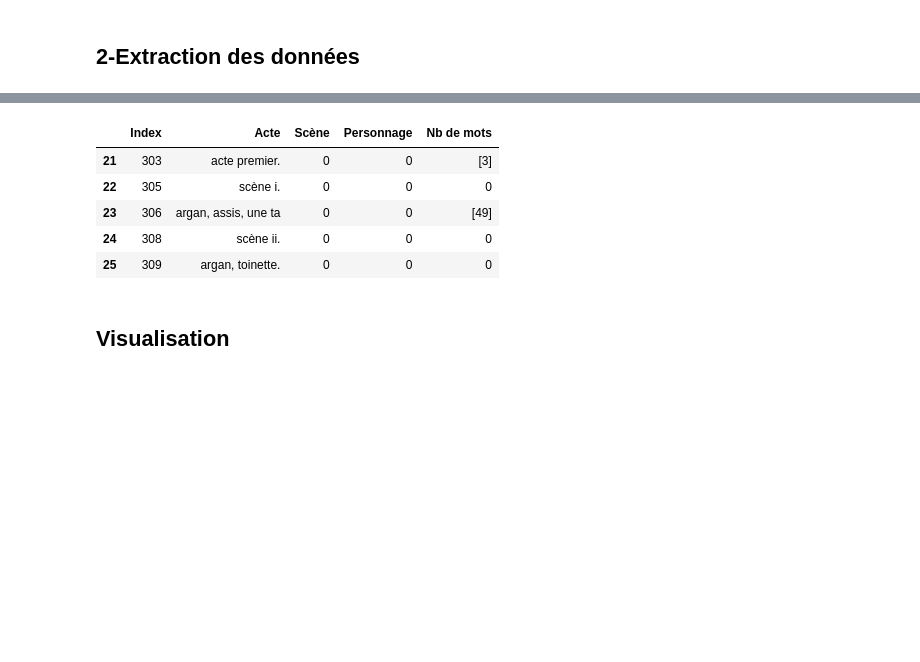
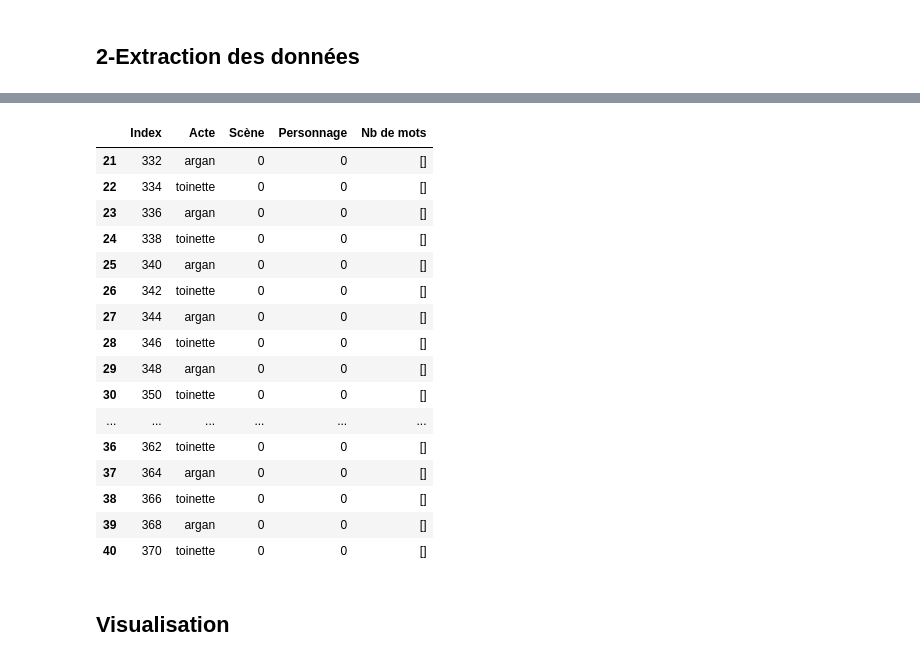
Before and after one commit to Antoine1608/TH-NL-P1-Decoupage_des_roles_d_une_piece_de_theatre, a Jupyter notebook: compte_mots.ipynb, the cells around one changed output, grey strips where cells are left out. Drawn from its saved outputs; the diff is of its cells as text; code cells hidden in the pictures; blank space fills up the shorter version.

```diff
--- a/compte_mots.ipynb
+++ b/compte_mots.ipynb
@@ -82,0 +185,30 @@ Wall time: 1.31 s
+# %%
+# on redessine data en data_ à partir de cette ligne
+data_ = data.copy()
+data_ = data_[0:1]+data_[6:]
+# %%
+# on met les noms à leur place
+for r in range(1, len(data_)):
+    if isinstance(data_[r][1],str):
+
+        data_[r][3]=data_[r][1]
+        data_[r][1]=0
+# %%
+# on fait la même chose pour ACTE
+for r in range(1, len(data_)):
+    try:
+        if 'ACTE' in data_[r][1]:
+            new = data_[r][1][0] + " " + data_[r][1][1]
+            data_[r][1] = new
+    except:
+        continue
+# %%
+# on fait la même chose pour Scène
+for r in range(1, len(data_)):
+    try:
+        if 'Scène' in data_[r][1]:
+            new = data_[r][1][0] + " " + data_[r][1][1]
+            data_[r][2] = new
+            data_[r][1] = 0
+    except:
+        continue
@@ -129,28 +283,39 @@ dfu = dft.copy()
 # %%
 # Mise au propre du tableau
 # renommer les colonnes
 new_columns = dfu.iloc[0]
 dfu = dfu.rename(columns=new_columns)
 
 # supprimer la première ligne du DataFrame (qui contient les noms de colonne)
 dfu = dfu.drop(dfu.index[0])
 
 # Suppression des lignes du début inutiles
 dfu.drop(labels=list(range(1,21)),axis=0,inplace=True)
-dfu.head()
+dfu.head(20)
 
 # Les actes,scènes et noms dans les bonnes colonnes
 # La casse des actes,scènes et noms remises en conformité
 # Le format du Nb de mots remis en conformité
 # La colonne index supprimée
 # Les nb de mots parasites supprimés
 # %% [output]
 |  | Index | Acte | Scène | Personnage | Nb de mots |
-| 21 | 303 | acte premier. | 0 | 0 | [3] |
-| 22 | 305 | scène i. | 0 | 0 | 0 |
-| 23 | 306 | argan, assis, une ta | 0 | 0 | [49] |
-| 24 | 308 | scène ii. | 0 | 0 | 0 |
-| 25 | 309 | argan, toinette. | 0 | 0 | 0 |
+| 21 | 332 | argan | 0 | 0 | [] |
+| 22 | 334 | toinette | 0 | 0 | [] |
+| 23 | 336 | argan | 0 | 0 | [] |
+| 24 | 338 | toinette | 0 | 0 | [] |
+| 25 | 340 | argan | 0 | 0 | [] |
+| 26 | 342 | toinette | 0 | 0 | [] |
+| 27 | 344 | argan | 0 | 0 | [] |
+| 28 | 346 | toinette | 0 | 0 | [] |
+| 29 | 348 | argan | 0 | 0 | [] |
+| 30 | 350 | toinette | 0 | 0 | [] |
+| ... | ... | ... | ... | ... | ... |
+| 36 | 362 | toinette | 0 | 0 | [] |
+| 37 | 364 | argan | 0 | 0 | [] |
+| 38 | 366 | toinette | 0 | 0 | [] |
+| 39 | 368 | argan | 0 | 0 | [] |
+| 40 | 370 | toinette | 0 | 0 | [] |
 # %% [markdown]
 ## Visualisation
 # %% [raw]
```
Also changed, not shown: parts of 19 cells of this notebook.
